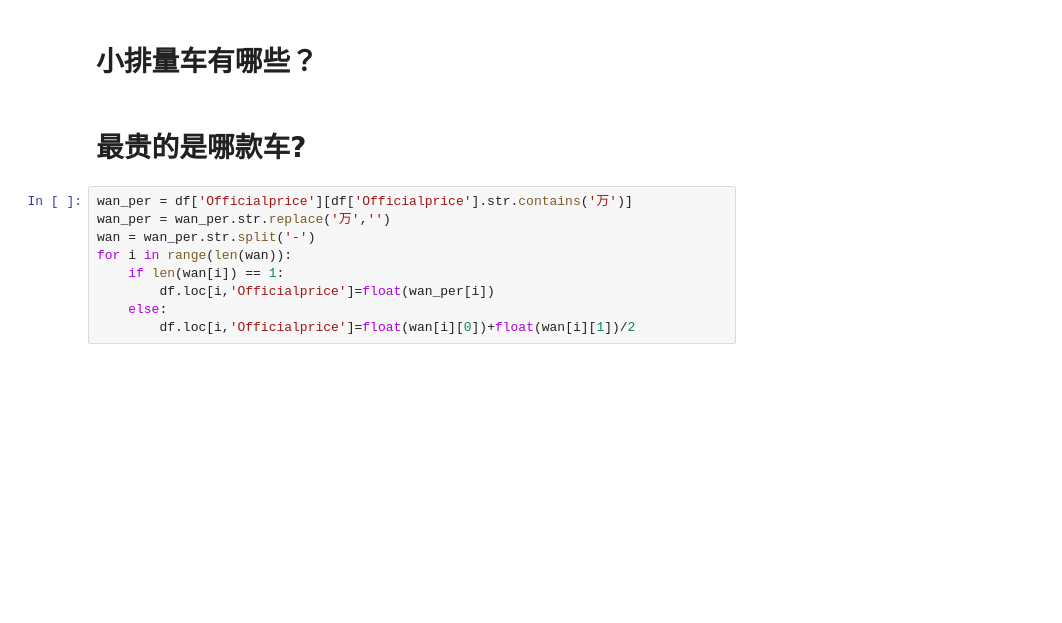
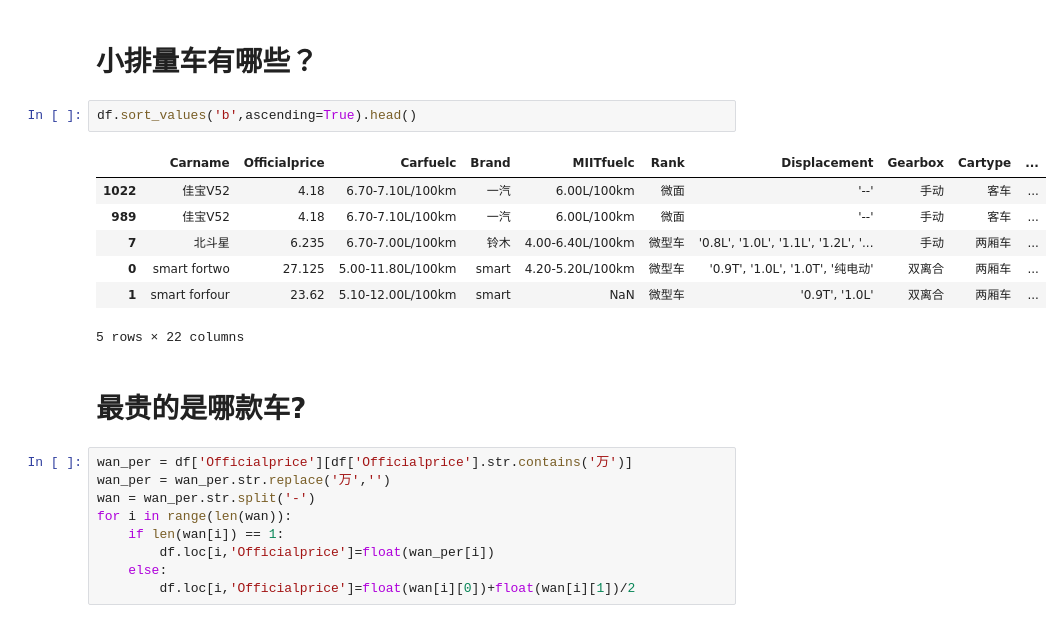
Before and after one commit to north-jewel/data_analysis, a Jupyter notebook: homework/马宁-NINGMER/太平洋车分析_12.17.ipynb, the cells around one changed output. Cells and saved outputs as stored; diff of their text form; blank space fills up the shorter version.

```diff
--- a/homework/马宁-NINGMER/太平洋车分析_12.17.ipynb
+++ b/homework/马宁-NINGMER/太平洋车分析_12.17.ipynb
@@ -37,5 +48,15 @@ a
 # %% [markdown]
 # 小排量车有哪些？
+# %%
+df.sort_values('b',ascending=True).head()
+# %% [output]
+|  | Carname | Officialprice | Carfuelc | Brand | MIITfuelc | Rank | Displacement | Gearbox | Cartype | ... |
+| 1022 | 佳宝V52 | 4.18 | 6.70-7.10L/100km | 一汽 | 6.00L/100km | 微面 | '--' | 手动 | 客车 | ... |
+| 989 | 佳宝V52 | 4.18 | 6.70-7.10L/100km | 一汽 | 6.00L/100km | 微面 | '--' | 手动 | 客车 | ... |
+| 7 | 北斗星 | 6.235 | 6.70-7.00L/100km | 铃木 | 4.00-6.40L/100km | 微型车 | '0.8L', '1.0L', '1.1L', '1.2L', '... | 手动 | 两厢车 | ... |
+| 0 | smart fortwo | 27.125 | 5.00-11.80L/100km | smart | 4.20-5.20L/100km | 微型车 | '0.9T', '1.0L', '1.0T', '纯电动' | 双离合 | 两厢车 | ... |
+| 1 | smart forfour | 23.62 | 5.10-12.00L/100km | smart | NaN | 微型车 | '0.9T', '1.0L' | 双离合 | 两厢车 | ... |
+5 rows × 22 columns
 # %% [markdown]
 # 最贵的是哪款车?
 # %%
```
Also changed, not shown: parts of 3 cells of this notebook.
